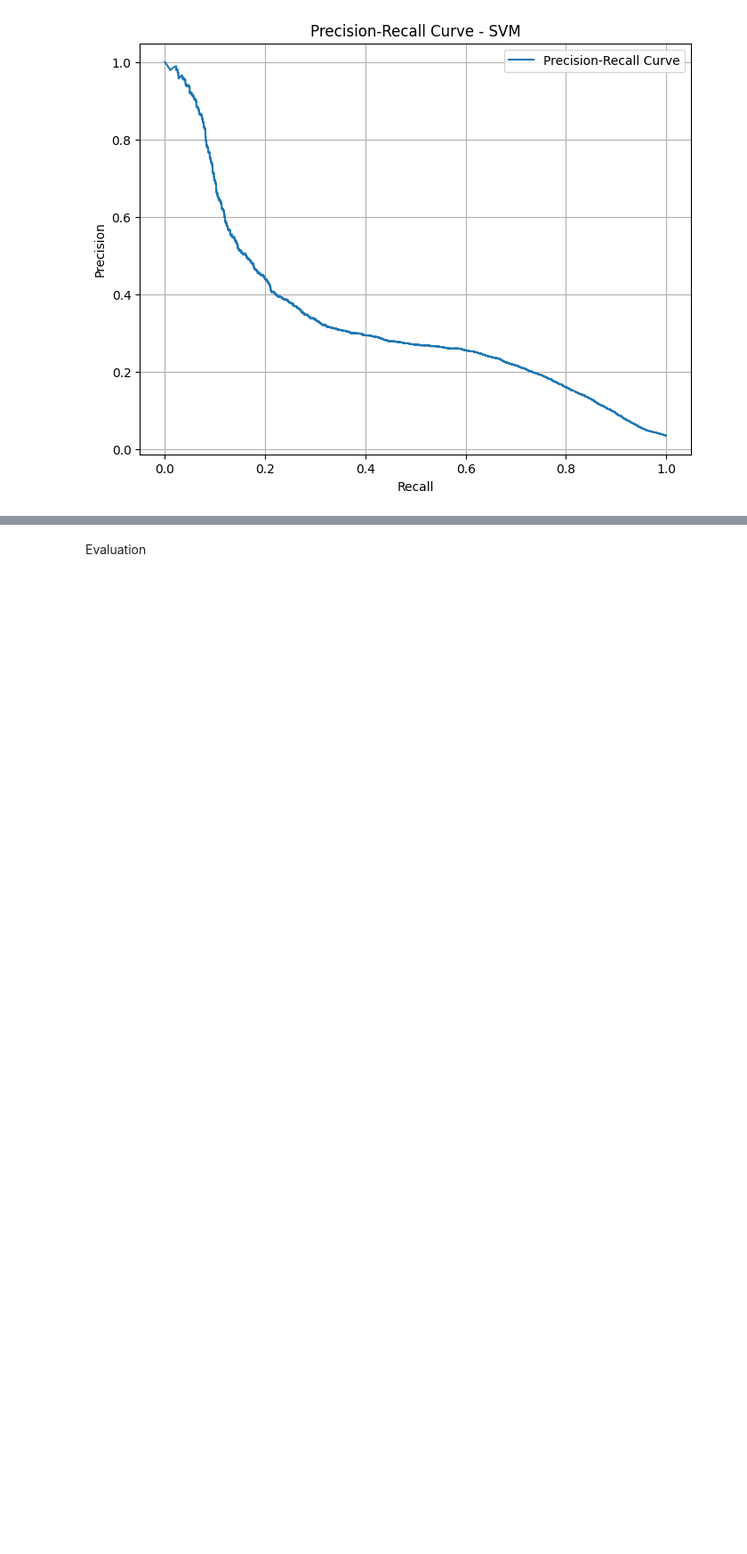
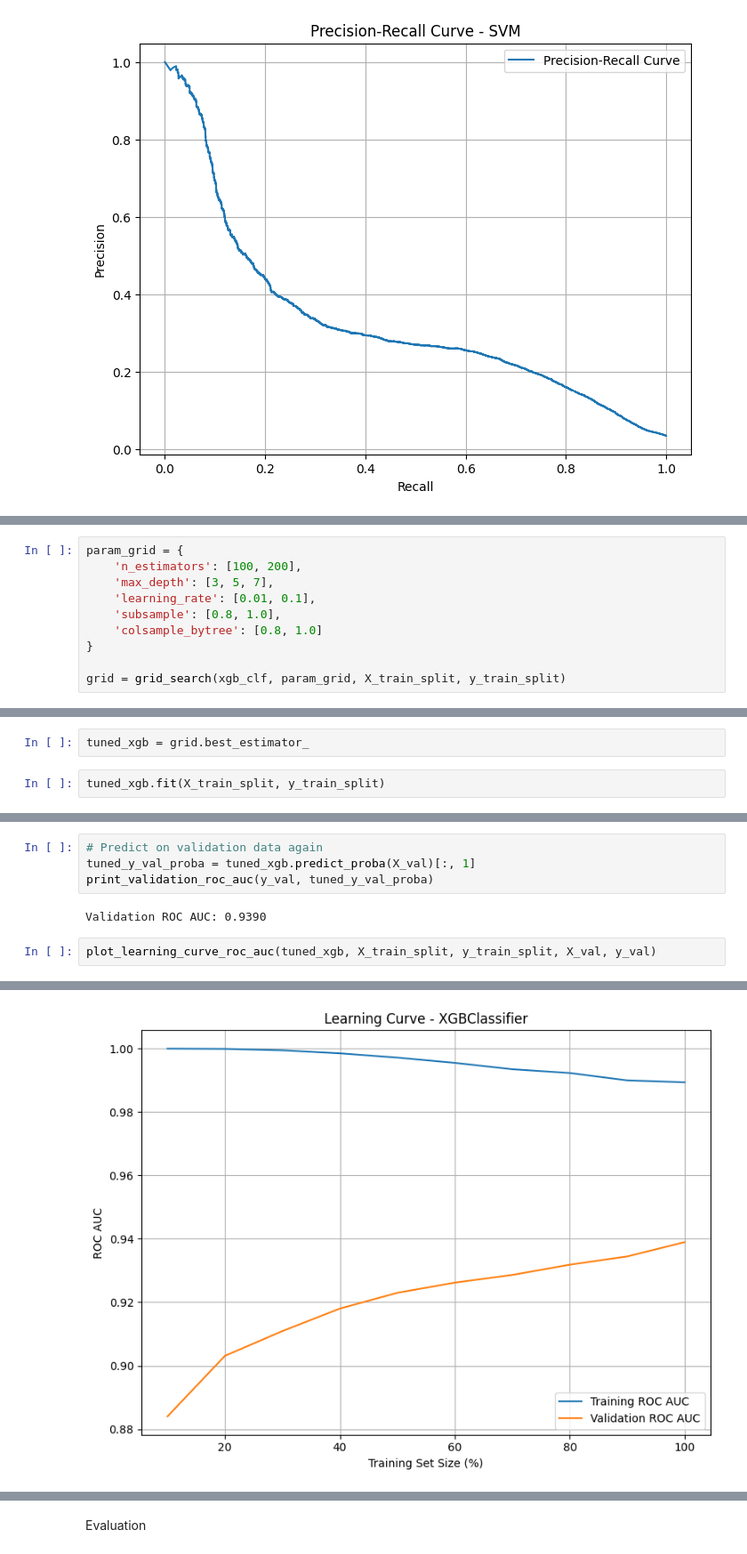
Before and after one commit to joshmoy/xai-fraud-detection, a Jupyter notebook: fraud_detection.ipynb, the cells around one changed output, grey strips where cells are left out. Shown at 89% size. Saved outputs shown, nothing was run; the diff lists cells and outputs as text; blank space fills up the shorter version.

```diff
--- a/fraud_detection.ipynb
+++ b/fraud_detection.ipynb
@@ -605,0 +674,10 @@ plot_precision_recall_curve(y_test, y_proba, "SVM")
+# %%
+param_grid = {
+    'n_estimators': [100, 200],
+    'max_depth': [3, 5, 7],
+    'learning_rate': [0.01, 0.1],
+    'subsample': [0.8, 1.0],
+    'colsample_bytree': [0.8, 1.0]
+}
+
+grid = grid_search(xgb_clf, param_grid, X_train_split, y_train_split)
@@ -605,0 +690,4 @@ plot_precision_recall_curve(y_test, y_proba, "SVM")
+# %%
+tuned_xgb = grid.best_estimator_
+# %%
+tuned_xgb.fit(X_train_split, y_train_split)
@@ -605,0 +709,9 @@ plot_precision_recall_curve(y_test, y_proba, "SVM")
+# %%
+# Predict on validation data again
+tuned_y_val_proba = tuned_xgb.predict_proba(X_val)[:, 1]
+print_validation_roc_auc(y_val, tuned_y_val_proba)
+# %% [output]
+Validation ROC AUC: 0.9390
+# %%
+plot_learning_curve_roc_auc(tuned_xgb, X_train_split, y_train_split, X_val, y_val)
+# %% [output]
@@ -605,0 +735 @@ plot_precision_recall_curve(y_test, y_proba, "SVM")
+[figure, added]
```
Also changed, not shown: parts of 52 cells of this notebook.
